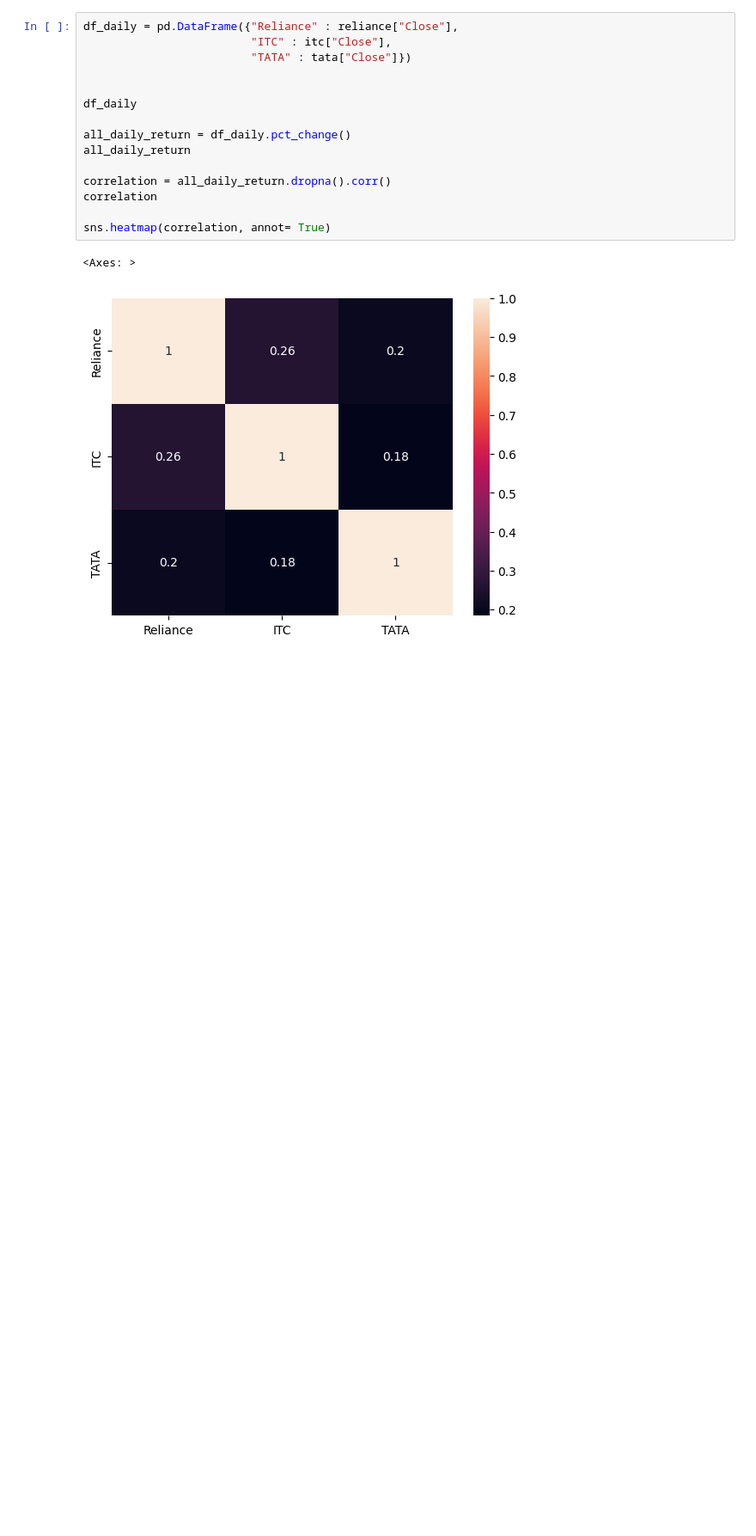
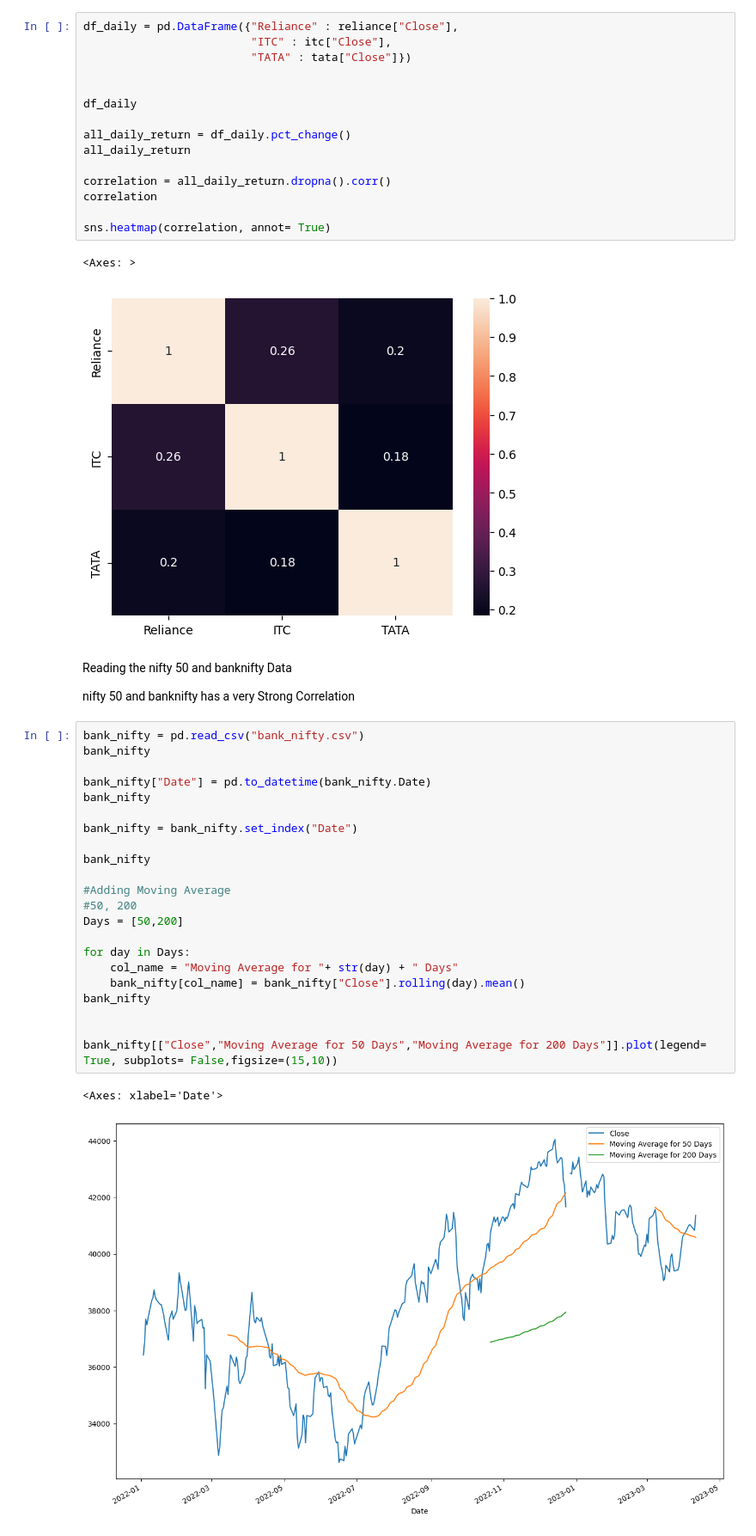
Before and after one commit to suresh130900/python_analisys, a Jupyter notebook: DAP_project.ipynb, the cells around one changed output. Shown at 86% size. Saved outputs shown, nothing was run; the diff lists cells and outputs as text; blank space fills up the shorter version.

Commit message:
Bank nifty and nifty 50 added

```diff
--- a/DAP_project.ipynb
+++ b/DAP_project.ipynb
@@ -294,3 +294,32 @@ sns.heatmap(correlation, annot= True)
 # %% [output]
 <Axes: >
 [figure]
+# %% [markdown]
+Reading the nifty 50 and banknifty Data
+
+nifty 50 and banknifty has a very Strong Correlation
+# %%
+bank_nifty = pd.read_csv("bank_nifty.csv")
+bank_nifty
+
+bank_nifty["Date"] = pd.to_datetime(bank_nifty.Date)
+bank_nifty
+
+bank_nifty = bank_nifty.set_index("Date")
+
+bank_nifty
+
+#Adding Moving Average
+#50, 200
+Days = [50,200]
+
+for day in Days:
+    col_name = "Moving Average for "+ str(day) + " Days"
+    bank_nifty[col_name] = bank_nifty["Close"].rolling(day).mean()
+bank_nifty
+
+
+bank_nifty[["Close","Moving Average for 50 Days","Moving Average for 200 Days"]].plot(legend= True, subplots= False,figsize=(15,10))
+# %% [output]
+<Axes: xlabel='Date'>
+[figure, added]
```
Also changed, not shown: parts of 4 cells of this notebook, 4 other files.
